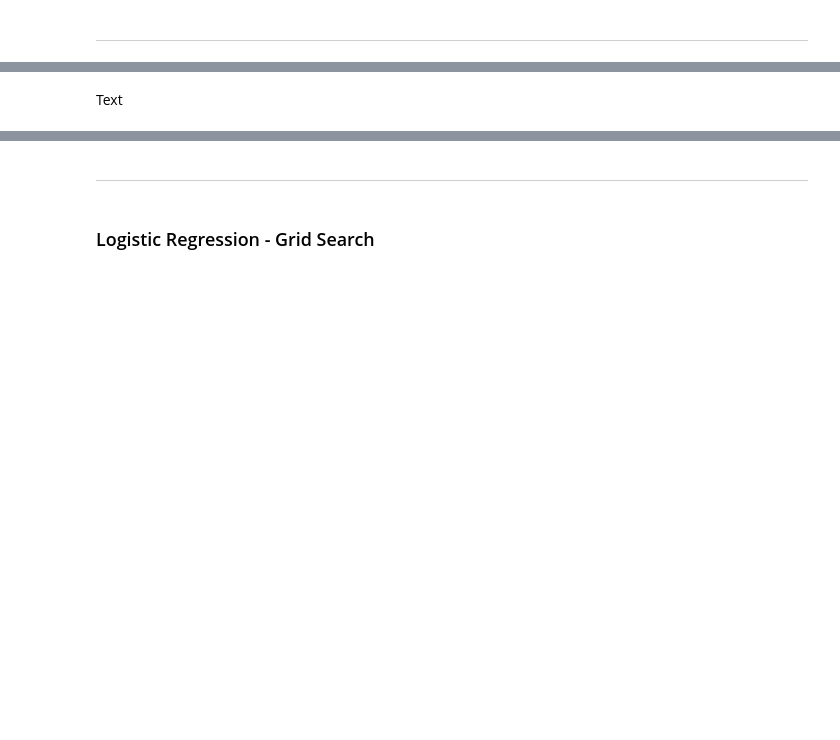
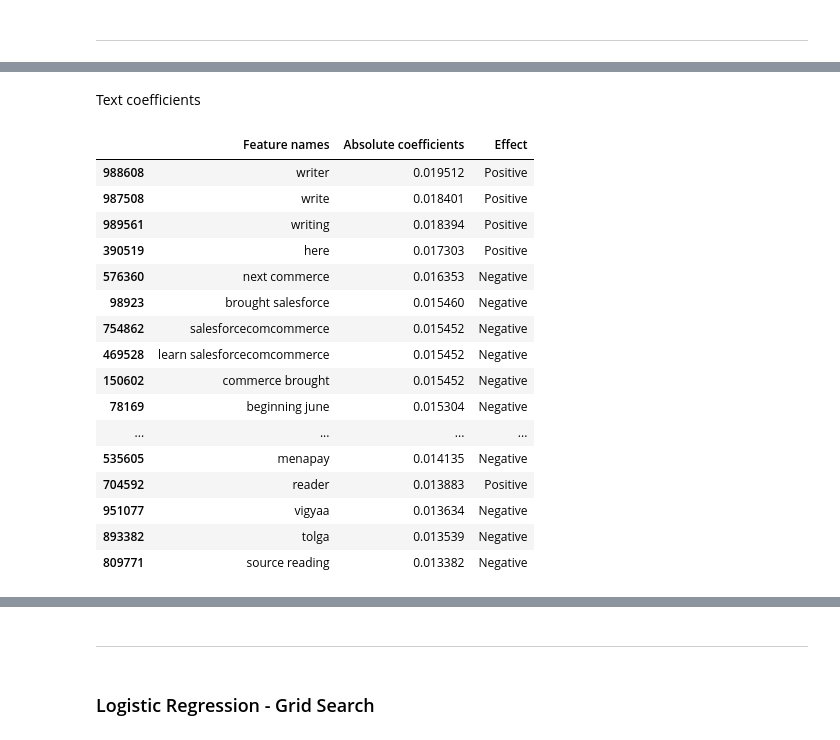
Before and after one commit to Arik-LT/Medium_Article_Analysis_and_Sucess_Predictor, a Jupyter notebook: Modelling Global.ipynb, the cells around one changed output, grey strips where cells are left out. Drawn from its saved outputs; the diff is of its cells as text; code cells hidden in the pictures; blank space fills up the shorter version.

```diff
--- a/Modelling Global.ipynb
+++ b/Modelling Global.ipynb
@@ -270,12 +425,30 @@ fig.show()
 # %% [markdown]
-Text
+Text coefficients
 # %%
 n_effect = calc_effect(log_coef[:1000000])
 # %%
 n_features_dict = {'Feature names': cvec.get_feature_names(),
                    'Absolute coefficients': np.absolute(log_coef[:1000000]), 'Effect': n_effect}
 feautres_coef_df = pd.DataFrame(n_features_dict).sort_values(
-    by='Absolute coefficients', ascending=False).iloc[:15,:]
+    by='Absolute coefficients', ascending=False).iloc[:20,:]
 feautres_coef_df
+# %% [output]
+|  | Feature names | Absolute coefficients | Effect |
+| 988608 | writer | 0.019512 | Positive |
+| 987508 | write | 0.018401 | Positive |
+| 989561 | writing | 0.018394 | Positive |
+| 390519 | here | 0.017303 | Positive |
+| 576360 | next commerce | 0.016353 | Negative |
+| 98923 | brought salesforce | 0.015460 | Negative |
+| 754862 | salesforcecomcommerce | 0.015452 | Negative |
+| 469528 | learn salesforcecomcommerce | 0.015452 | Negative |
+| 150602 | commerce brought | 0.015452 | Negative |
+| 78169 | beginning june | 0.015304 | Negative |
+| ... | ... | ... | ... |
+| 535605 | menapay | 0.014135 | Negative |
+| 704592 | reader | 0.013883 | Positive |
+| 951077 | vigyaa | 0.013634 | Negative |
+| 893382 | tolga | 0.013539 | Negative |
+| 809771 | source reading | 0.013382 | Negative |
 # %%
 fig = px.bar(feautres_coef_df, y='Absolute coefficients',
```
Also changed, not shown: parts of 68 cells of this notebook, 16 other files.
